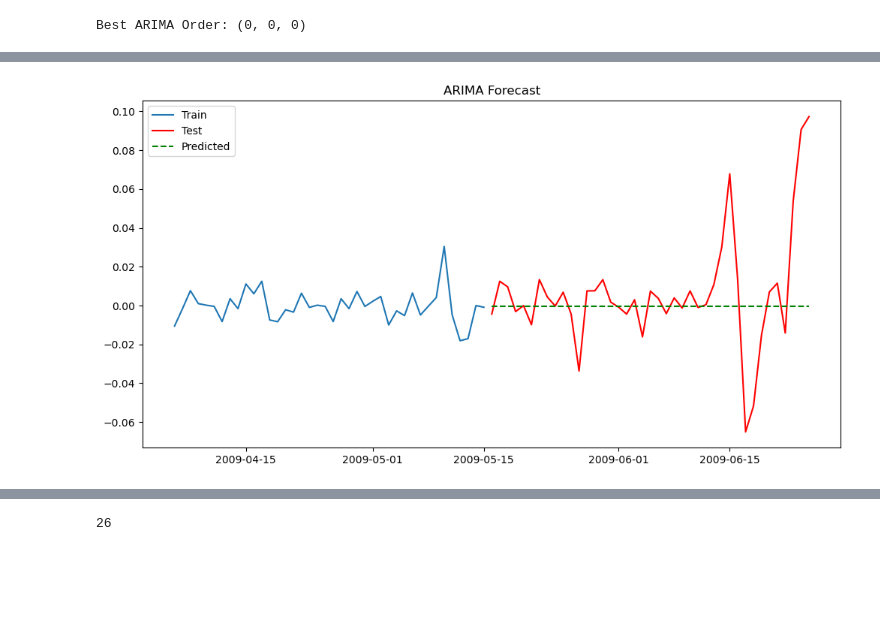
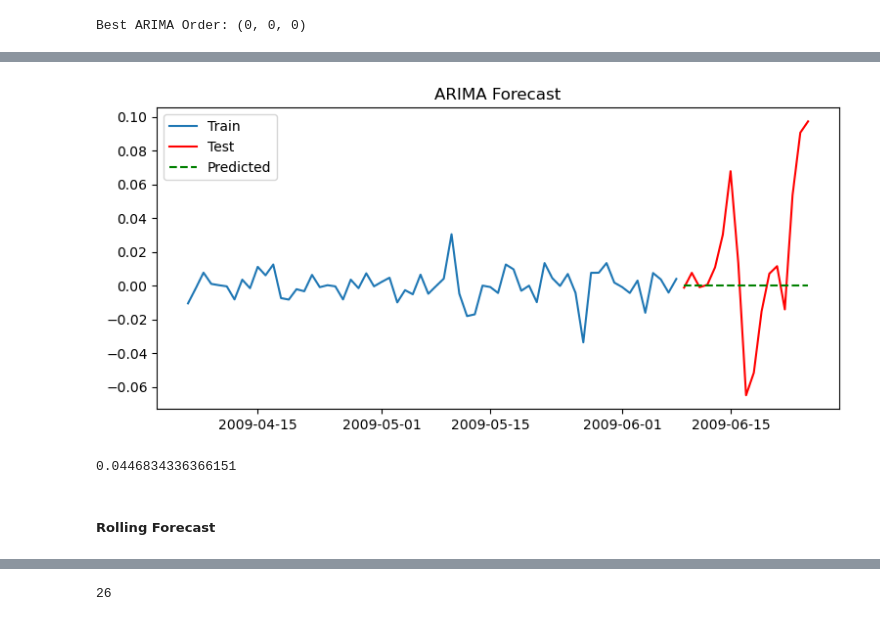
Before and after one commit to sbs23006/Big-data-time-series-forecasting, a Jupyter notebook: DataProcessing.ipynb, the cells around one changed output, grey strips where cells are left out. Saved outputs shown, nothing was run; the diff lists cells and outputs as text; code cells hidden in the pictures; blank space fills up the shorter version.

Commit message:
model + start dashboard

```diff
--- a/DataProcessing.ipynb
+++ b/DataProcessing.ipynb
@@ -739,9 +773,10 @@ Best ARIMA Order: (0, 0, 0)
 # %%
 # Final model
-train, test = train_test_split(des_int, train_size=0.5, shuffle=False)
+train, test = train_test_split(des_int, train_size=0.8, shuffle=False)
 train_data = train['sentiment_score']
 test_data = test['sentiment_score']
 # %%
 # Train the ARIMA model with the best hyperparameters
-model = ARIMA(train_data, order=best_order)
+model = ARIMA(train_data, order=(0,0,0))
 results = model.fit()
+results.summary()
@@ -748,4 +801,4 @@ results = model.fit()
 # %%
 # Make predictions on the test data
-forecast_steps = len(test_data.index)
-forecast = results.forecast(steps=forecast_steps)
+forecast_steps = len(test_data)
+forecast = results.get_forecast(steps=forecast_steps)
@@ -752,11 +812,20 @@ forecast = results.forecast(steps=forecast_steps)
+# %%
+# Make predictions for the test data
+predicted_values = results.predict(start=len(train), end=len(train) + forecast_steps - 1, typ='levels', dynamic=False)
 # %%
 # Plot the original train, test, and predicted data
-plt.figure(figsize=(12, 6))
-plt.plot(train_data, label='Train')
-plt.plot(test_data, label='Test', color='red')
-plt.plot(forecast, label='Predicted', linestyle='dashed', color='green')
+plt.figure(figsize=(9, 4))
+plt.plot(train, label='Train')
+plt.plot(test, label='Test', color='red')
+plt.plot(predicted_values, label='Predicted', linestyle='dashed', color='green')
 plt.legend()
 plt.title('ARIMA Forecast')
 plt.show()
 # %% [output]
-[figure, old version]
+[figure, new version]
+# %%
+np.sqrt(mean_squared_error(test, predicted_values))
+# %% [output]
+0.0446834336366151
+# %% [markdown]
+##### Rolling Forecast
```
Also changed, not shown: parts of 47 cells of this notebook, 1 other file.
